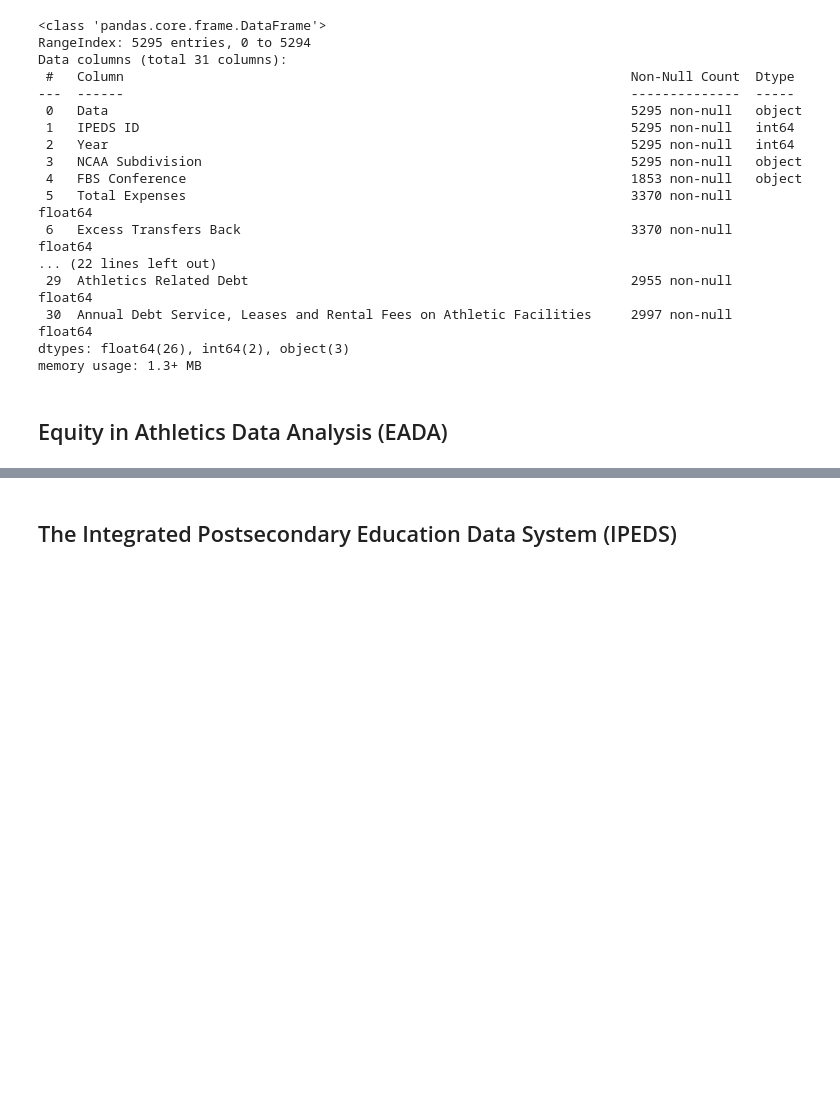
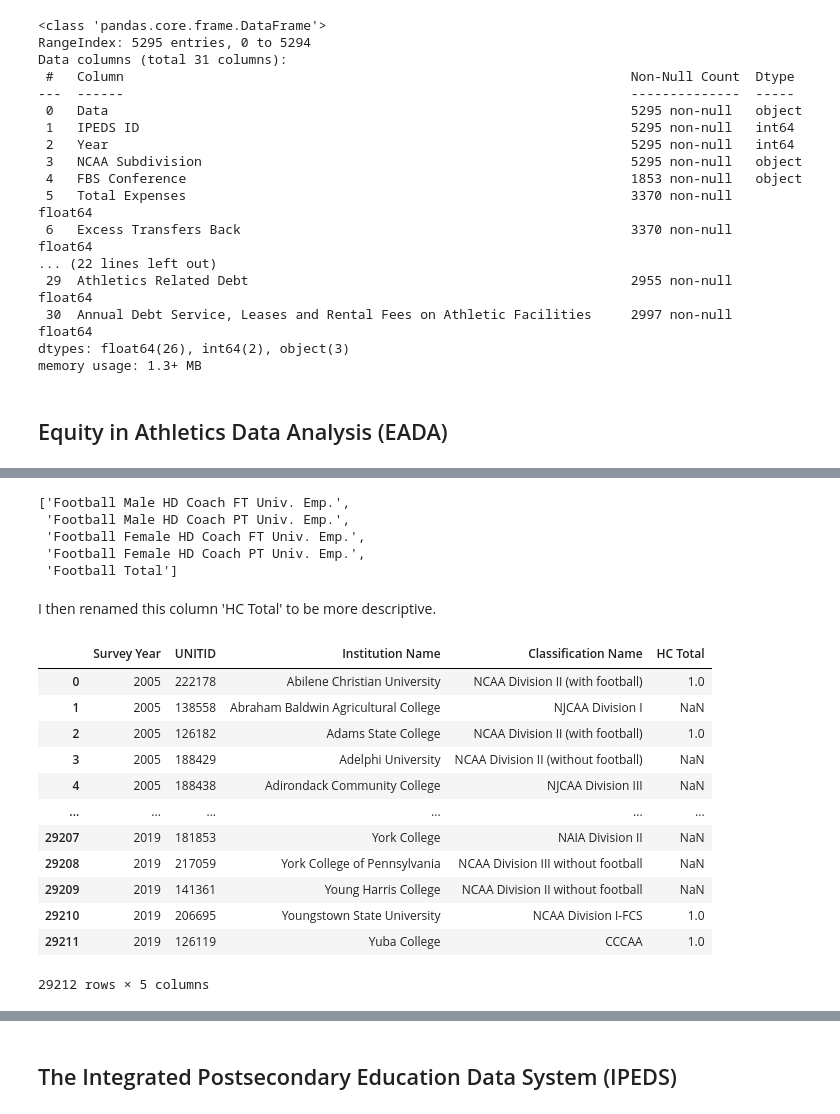
Before and after one commit to Shoemaker703/college_retention, a Jupyter notebook: Reproducibility/Data Collection.ipynb, the cells around one changed output, grey strips where cells are left out. Saved outputs shown, nothing was run; the diff lists cells and outputs as text; code cells hidden in the pictures; blank space fills up the shorter version.

```diff
--- a/Reproducibility/Data Collection.ipynb
+++ b/Reproducibility/Data Collection.ipynb
@@ -49,0 +118,3 @@ memory usage: 1.3+ MB
+# %%
+hc = pd.read_csv('../Data/EADA_head_coaches_all_years.csv')
+hc.head()
@@ -49,0 +129,32 @@ memory usage: 1.3+ MB
+# %%
+hc_fb_cols = [col for col in hc.columns if 'Football' in col]
+hc_fb_cols
+# %% [output]
+['Football Male HD Coach FT Univ. Emp.',
+ 'Football Male HD Coach PT Univ. Emp.',
+ 'Football Female HD Coach FT Univ. Emp.',
+ 'Football Female HD Coach PT Univ. Emp.',
+ 'Football Total']
+# %%
+hc = hc[['Survey Year', 'UNITID', 'Institution Name', 'Classification Name', 'Football Total']]
+# %% [markdown]
+I then renamed this column 'HC Total' to be more descriptive.
+# %%
+hc.rename(columns={'Football Total': 'HC Total'},
+         inplace=True)
+
+hc
+# %% [output]
+|  | Survey Year | UNITID | Institution Name | Classification Name | HC Total |
+| 0 | 2005 | 222178 | Abilene Christian University | NCAA Division II (with football) | 1.0 |
+| 1 | 2005 | 138558 | Abraham Baldwin Agricultural College | NJCAA Division I | NaN |
+| 2 | 2005 | 126182 | Adams State College | NCAA Division II (with football) | 1.0 |
+| 3 | 2005 | 188429 | Adelphi University | NCAA Division II (without football) | NaN |
+| 4 | 2005 | 188438 | Adirondack Community College | NJCAA Division III | NaN |
+| ... | ... | ... | ... | ... | ... |
+| 29207 | 2019 | 181853 | York College | NAIA Division II | NaN |
+| 29208 | 2019 | 217059 | York College of Pennsylvania | NCAA Division III without football | NaN |
+| 29209 | 2019 | 141361 | Young Harris College | NCAA Division II without football | NaN |
+| 29210 | 2019 | 206695 | Youngstown State University | NCAA Division I-FCS | 1.0 |
+| 29211 | 2019 | 126119 | Yuba College | CCCAA | 1.0 |
+29212 rows × 5 columns
```
Also changed, not shown: parts of 33 cells of this notebook, 5 other files.
